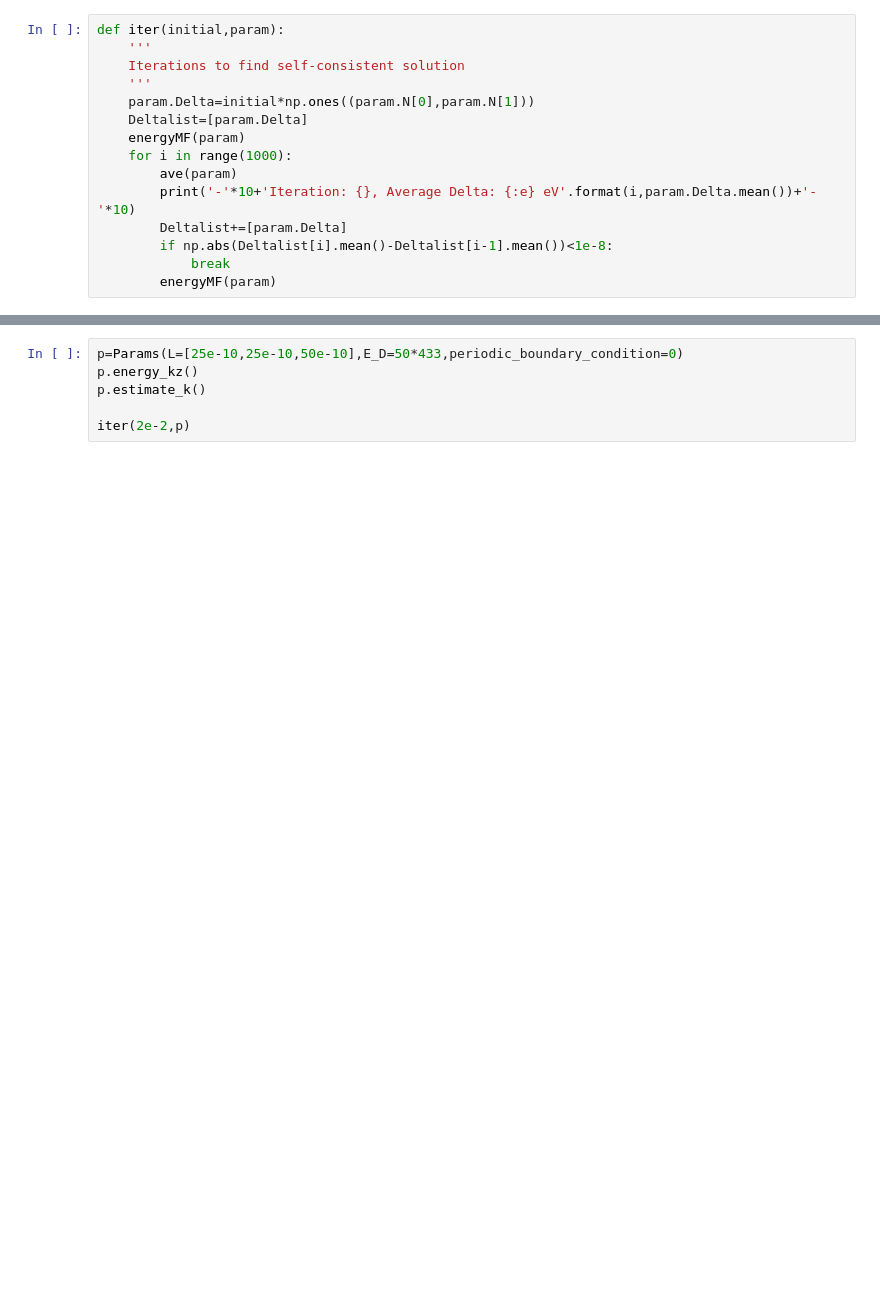
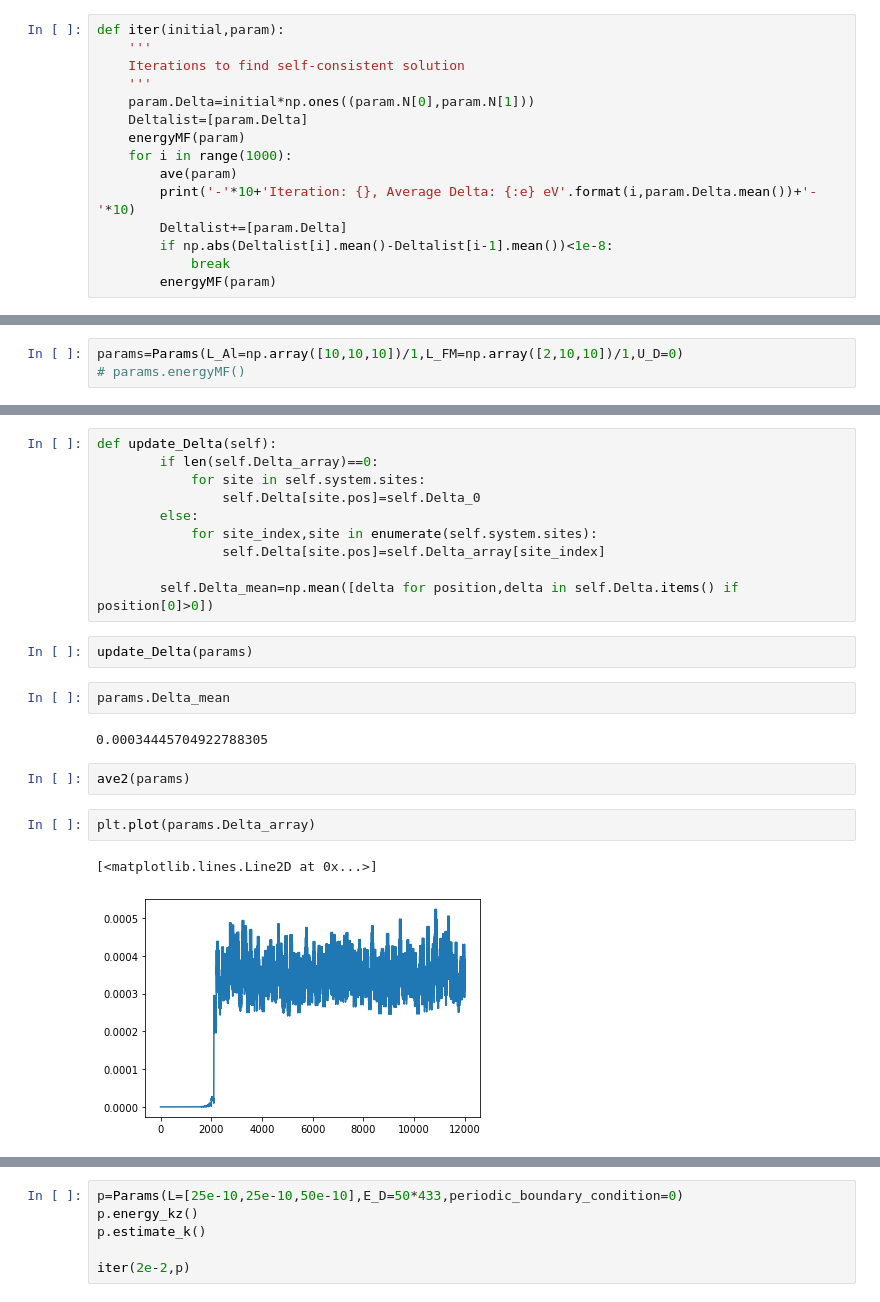
Before and after one commit to hainingpan/AlEuS, a Jupyter notebook: python/draft.ipynb, the cells around one changed output, grey strips where cells are left out. Saved outputs shown, nothing was run; the diff lists cells and outputs as text; blank space fills up the shorter version.

```diff
--- a/python/draft.ipynb
+++ b/python/draft.ipynb
@@ -163,0 +466,3 @@ def iter(initial,param):
+# %%
+params=Params(L_Al=np.array([10,10,10])/1,L_FM=np.array([2,10,10])/1,U_D=0)
+# params.energyMF()
@@ -163,0 +488,23 @@ def iter(initial,param):
+# %%
+def update_Delta(self):
+        if len(self.Delta_array)==0:
+            for site in self.system.sites:
+                self.Delta[site.pos]=self.Delta_0
+        else:
+            for site_index,site in enumerate(self.system.sites):
+                self.Delta[site.pos]=self.Delta_array[site_index]
+
+        self.Delta_mean=np.mean([delta for position,delta in self.Delta.items() if position[0]>0])
+# %%
+update_Delta(params)
+# %%
+params.Delta_mean
+# %% [output]
+0.00034445704922788305
+# %%
+ave2(params)
+# %%
+plt.plot(params.Delta_array)
+# %% [output]
+[<matplotlib.lines.Line2D at 0x...>]
+[figure, added]
```
Also changed, not shown: parts of 64 cells of this notebook, 24 other files.
